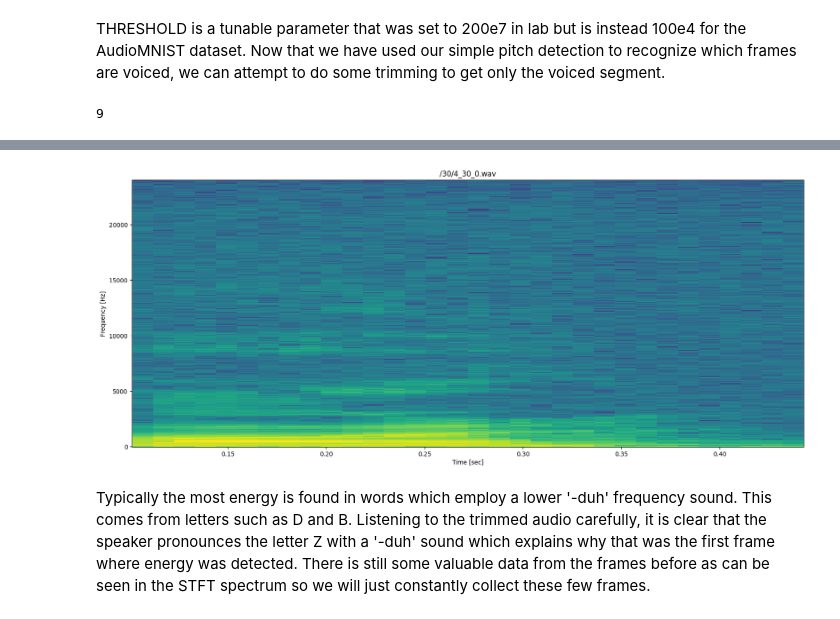
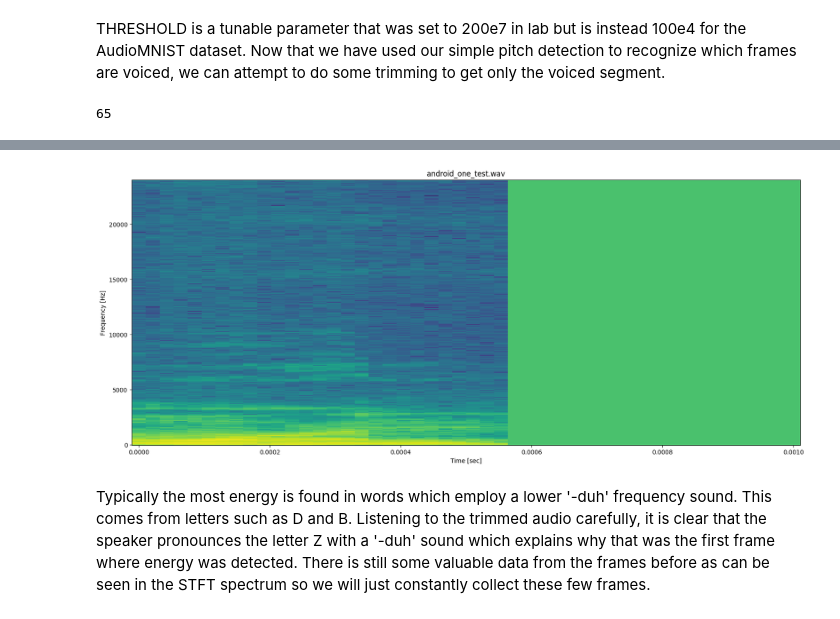
Before and after one commit to jorgejc2/MusicClassification, a Jupyter notebook: SimplePitchDetection.ipynb, the cells around one changed output, grey strips where cells are left out. Cells and saved outputs as stored; diff of their text form; code cells hidden in the pictures.

```diff
--- a/SimplePitchDetection.ipynb
+++ b/SimplePitchDetection.ipynb
@@ -13 +9,11 @@ THRESHOLD = 100e4 # must be tuned
+# %%
+FRAME_SIZE = 1024
+curr_dir = os.getcwd() + '/' + 'AudioMNIST/data'
+# 100e4 for AudioMNIST data set
+# for android tablet
+THRESHOLD = 200e6 # must be tuned
+FRAME_SETBACK = 10 # number of frames to prepend before first frame with significant energy content above the threshold
+
+NUM_ROWS = int((1024 / 2) + 1)
+NUM_COLS = 48 # total number of frames to leave in trimmed audio data
 # %% [markdown]
@@ -30,8 +38,13 @@ def ece420ProcessFrame(frame, threshold = THRESHOLD):
     return isVoiced
 # %%
 # song_file = '/01/0_01_0.wav'
-song_file = '/30/4_30_0.wav'
-Fs, data = read(curr_dir + song_file)
+# song_file = '/30/4_30_0.wav'
+song_file = 'android_one_test.wav'
+# Fs, data = read(curr_dir + song_file)
+Fs, data = read(song_file)
+# # TEMP
+# data = data[:Fs]
+# # END TEMP
 num_samples = len(data)
 print("len of data: {}".format(num_samples))
 
@@ -94,16 +107,30 @@ THRESHOLD is a tunable parameter that was set to 200e7 in lab but is instead 100
 # %%
 first_frame = np.argwhere(framesVoiced > 0)[0,0]
 print(first_frame)
+last_frame = (first_frame + NUM_COLS) if ((first_frame + NUM_COLS) < result.shape[1]) else result.shape[1]-1
+# altering the STFT
+segmented_result = np.zeros((NUM_ROWS, NUM_COLS))
+for row in range(NUM_ROWS):
+    for col in range(NUM_COLS):
+        curr_frame = first_frame + col
+        if curr_frame >= result.shape[1]:
+            break
+        segmented_result[row,col] = result[row, curr_frame]
+
+# altering the data
+segmented_data = data[first_frame*step:last_frame*step]
+
+t_stft = np.linspace(0, NUM_COLS / Fs, NUM_COLS)
 plt.figure(figsize=(20,8))
-plt.pcolormesh(t_stft[first_frame:], f, result[:, first_frame:])
+plt.pcolormesh(t_stft, f, segmented_result)
 plt.title(song_file)
 plt.axis('tight')
 plt.xlabel("Time [sec]")
 plt.ylabel("Frequency [Hz]")
-Audio(data[first_frame*step:], rate=Fs)
+Audio(segmented_data, rate=Fs)
 # %% [output]
-9
+65
 [interactive output not drawn]
-[figure, old version]
+[figure, new version]
 # %% [markdown]
 Typically the most energy is found in words which employ a lower '-duh' frequency sound. This comes from letters such as D and B. Listening to the trimmed audio carefully, it is clear that the speaker pronounces the letter Z with a '-duh' sound which explains why that was the first frame where energy was detected. There is still some valuable data from the frames before as can be seen in the STFT spectrum so we will just constantly collect these few frames.
```
Also changed, not shown: parts of 10 cells of this notebook, 2 other files.
